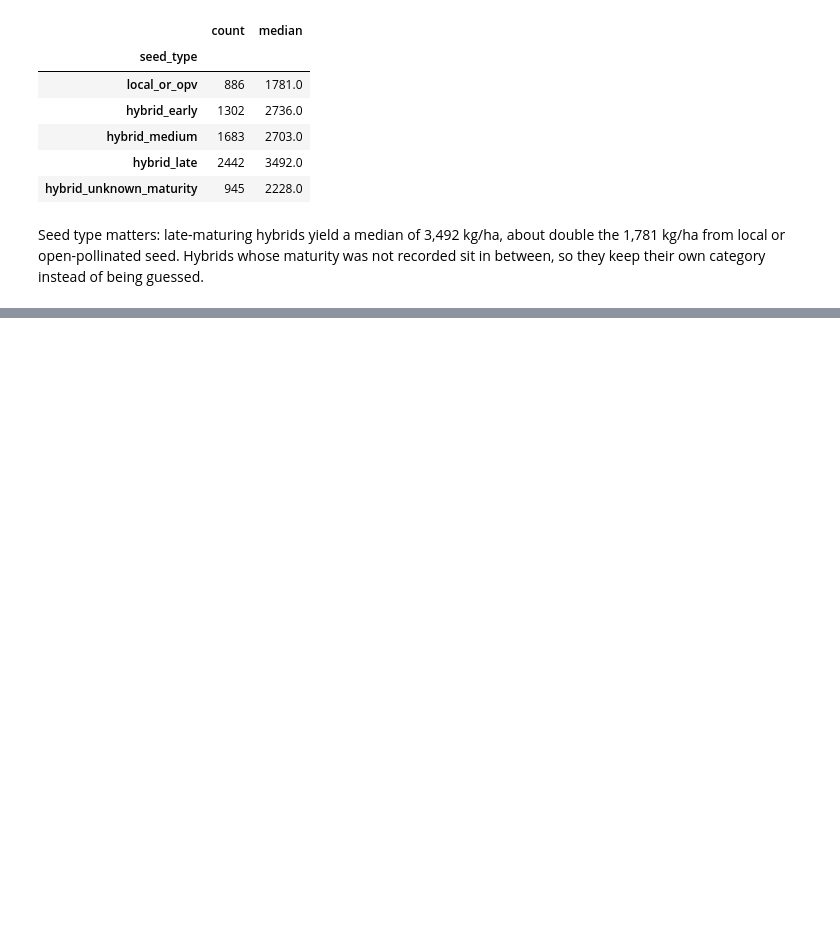
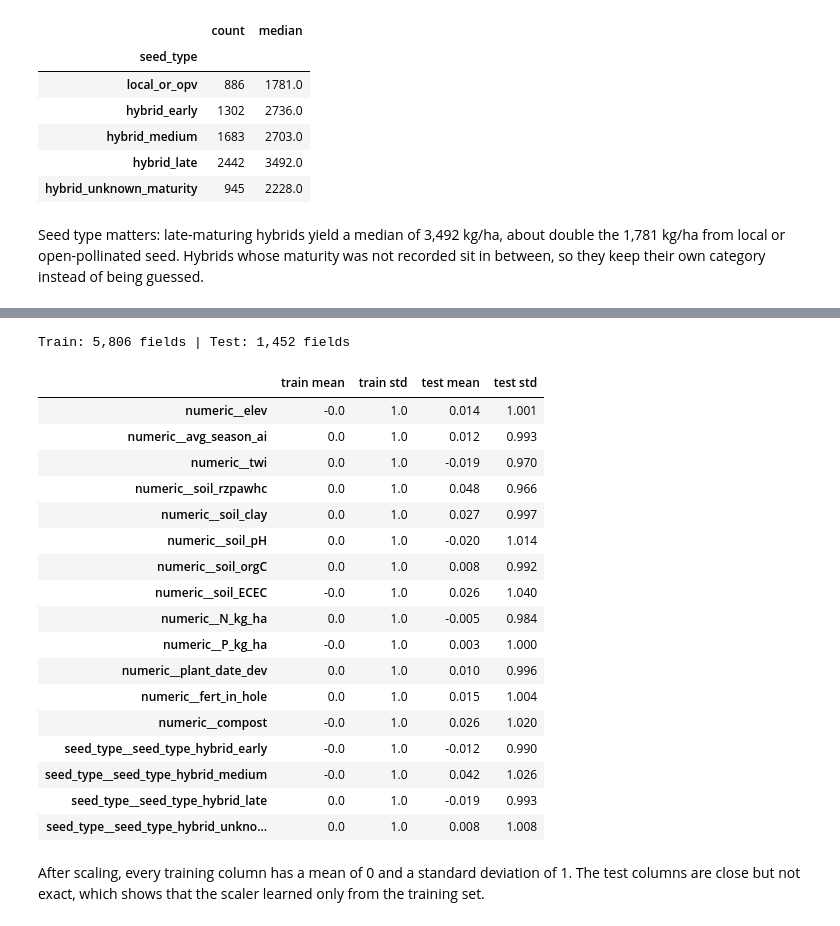
Before and after one commit to Kiguru-Alu/linear_regression_model, a Jupyter notebook: summative/linear_regression/multivariate.ipynb, the cells around one changed output, grey strips where cells are left out. Saved outputs shown, nothing was run; the diff lists cells and outputs as text; code cells hidden in the pictures; blank space fills up the shorter version.

Commit message:
notebook: encode categories, split, then scale on train only

```diff
--- a/summative/linear_regression/multivariate.ipynb
+++ b/summative/linear_regression/multivariate.ipynb
@@ -246,0 +254,6 @@ Seed type matters: late-maturing hybrids yield a median of 3,492 kg/ha, about do
+# %%
+for column in ["fert_in_hole", "compost"]:
+    before = data[column].map(repr).value_counts(dropna=False).to_dict()
+    data[column] = data[column].map({True: 1, False: 0})
+    after = data[column].value_counts(dropna=False).to_dict()
+    print(f"{column}\n  before: {before}\n  after:  {after}")
@@ -246,0 +288,53 @@ Seed type matters: late-maturing hybrids yield a median of 3,492 kg/ha, about do
+# %%
+from sklearn.compose import ColumnTransformer
+from sklearn.impute import SimpleImputer
+from sklearn.model_selection import train_test_split
+from sklearn.pipeline import Pipeline
+from sklearn.preprocessing import StandardScaler
+
+X = data[CANDIDATES]
+y = data[TARGET]
+X_train, X_test, y_train, y_test = train_test_split(X, y, test_size=0.2, random_state=RANDOM_STATE)
+print(f"Train: {len(X_train):,} fields | Test: {len(X_test):,} fields")
+
+
+def build_preprocessor(numeric_features):
+    encode = ColumnTransformer([
+        ("numeric", SimpleImputer(strategy="median"), numeric_features),
+        ("seed_type", OneHotEncoder(categories=[SEED_TYPES], drop="first"), ["seed_type"]),
+    ])
+    return Pipeline([("encode", encode), ("scale", StandardScaler())])
+
+
+numeric_candidates = [column for column in CANDIDATES if column != "seed_type"]
+preprocessor = build_preprocessor(numeric_candidates).fit(X_train)
+encoded_names = preprocessor.named_steps["encode"].get_feature_names_out()
+train_scaled = pd.DataFrame(preprocessor.transform(X_train), columns=encoded_names)
+test_scaled = pd.DataFrame(preprocessor.transform(X_test), columns=encoded_names)
+
+pd.DataFrame({
+    "train mean": train_scaled.mean(), "train std": train_scaled.std(ddof=0),
+    "test mean": test_scaled.mean(), "test std": test_scaled.std(ddof=0),
+}).round(3)
+# %% [output]
+Train: 5,806 fields | Test: 1,452 fields
+|  | train mean | train std | test mean | test std |
+| numeric__elev | -0.0 | 1.0 | 0.014 | 1.001 |
+| numeric__avg_season_ai | 0.0 | 1.0 | 0.012 | 0.993 |
+| numeric__twi | 0.0 | 1.0 | -0.019 | 0.970 |
+| numeric__soil_rzpawhc | 0.0 | 1.0 | 0.048 | 0.966 |
+| numeric__soil_clay | 0.0 | 1.0 | 0.027 | 0.997 |
+| numeric__soil_pH | 0.0 | 1.0 | -0.020 | 1.014 |
+| numeric__soil_orgC | 0.0 | 1.0 | 0.008 | 0.992 |
+| numeric__soil_ECEC | -0.0 | 1.0 | 0.026 | 1.040 |
+| numeric__N_kg_ha | 0.0 | 1.0 | -0.005 | 0.984 |
+| numeric__P_kg_ha | -0.0 | 1.0 | 0.003 | 1.000 |
+| numeric__plant_date_dev | 0.0 | 1.0 | 0.010 | 0.996 |
+| numeric__fert_in_hole | 0.0 | 1.0 | 0.015 | 1.004 |
+| numeric__compost | -0.0 | 1.0 | 0.026 | 1.020 |
+| seed_type__seed_type_hybrid_early | -0.0 | 1.0 | -0.012 | 0.990 |
+| seed_type__seed_type_hybrid_medium | -0.0 | 1.0 | 0.042 | 1.026 |
+| seed_type__seed_type_hybrid_late | 0.0 | 1.0 | -0.019 | 0.993 |
+| seed_type__seed_type_hybrid_unkno... | 0.0 | 1.0 | 0.008 | 1.008 |
+# %% [markdown]
+After scaling, every training column has a mean of 0 and a standard deviation of 1. The test columns are close but not exact, which shows that the scaler learned only from the training set.
```
Also changed, not shown: parts of 4 cells of this notebook.
